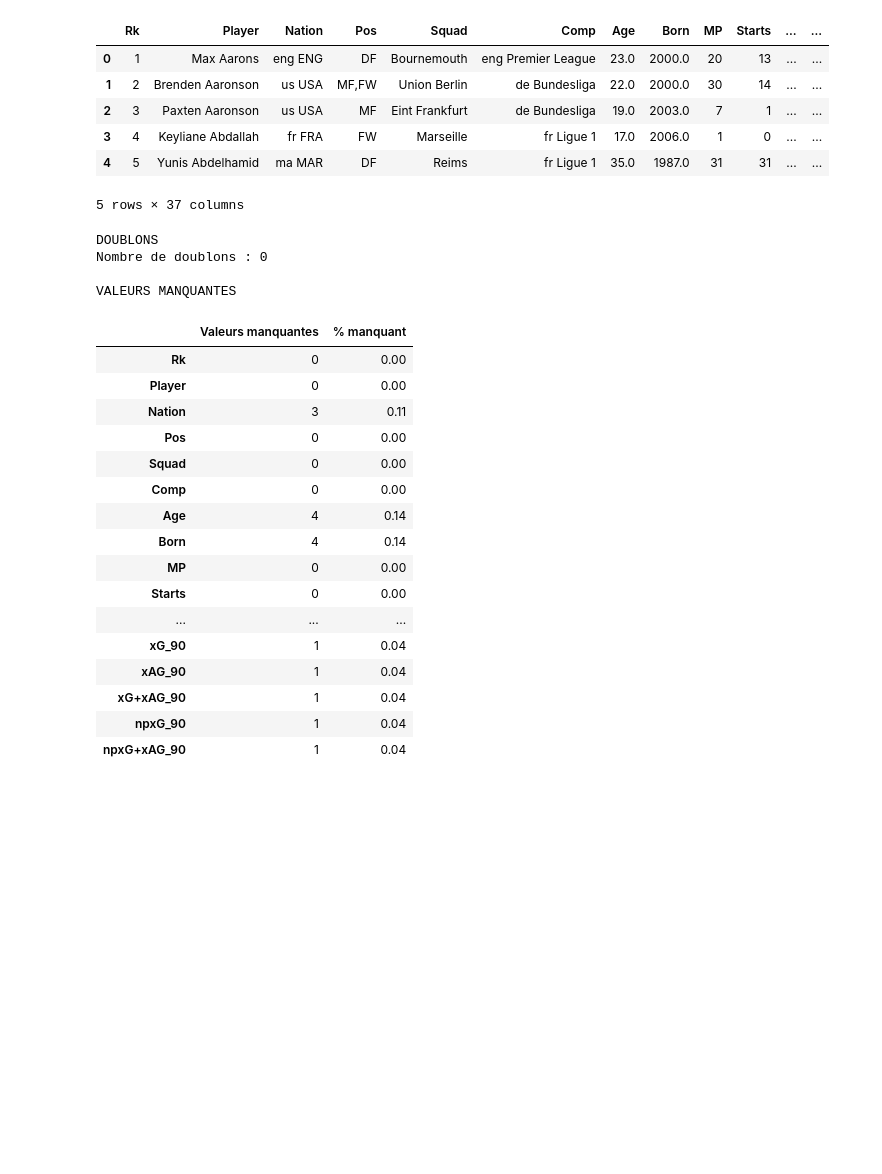
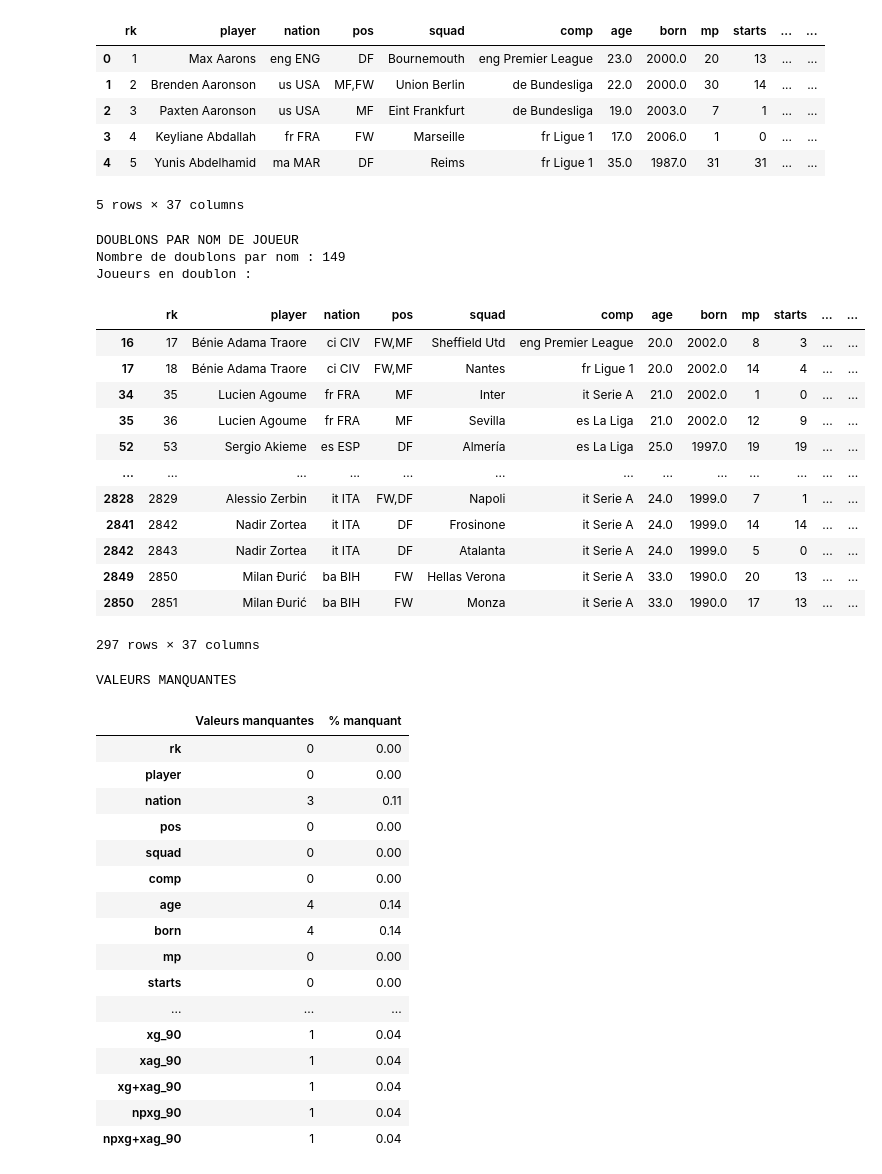
Before and after one commit to B3ANQ/SoccerStats, a Jupyter notebook: analyse.ipynb, the cells around one changed output. Cells and saved outputs as stored; diff of their text form; code cells hidden in the pictures; blank space fills up the shorter version.

Commit message:
Doublons des joueurs

```diff
--- a/analyse.ipynb
+++ b/analyse.ipynb
@@ -7,25 +7,35 @@ import seaborn as sns
 
 %matplotlib inline
 
-df = pd.read_csv("top5-players.csv")
+df = pd.read_csv("datas/top5-players.csv")
+df.columns = df.columns.str.strip().str.lower()
+print("Colonnes disponibles :", df.columns.tolist())
 
-print("DESCRIPTION INITIALE")
+print("\nDESCRIPTION INITIALE")
 print("Shape :", df.shape)
 print("\nTypes de données :")
 print(df.dtypes)
 print("\nAperçu :")
 display(df.head())
 
-print("\nDOUBLONS")
-nb_doublons = df.duplicated().sum()
-print("Nombre de doublons :", nb_doublons)
 
+if 'player' in df.columns:
+    print("\nDOUBLONS PAR NOM DE JOUEUR")
+    nb_doublons_nom = df.duplicated(subset=['player']).sum()
+    print("Nombre de doublons par nom :", nb_doublons_nom)
+    doublons_joueurs = df[df.duplicated(subset=['player'], keep=False)]
+    if not doublons_joueurs.empty:
+        print("Joueurs en doublon :")
+        display(doublons_joueurs)
+    else:
+        print("Aucun doublon trouvé.")
 print("\nVALEURS MANQUANTES")
 missing_report = pd.DataFrame({
     'Valeurs manquantes': df.isnull().sum(),
     '% manquant': (df.isnull().mean() * 100).round(2)
 })
 display(missing_report)
+
 numerical_cols = df.select_dtypes(include=np.number).columns.tolist()
 
 for col in numerical_cols:
@@ -36,13 +46,10 @@ for col in numerical_cols:
     plt.ylabel('Fréquence')
     plt.show()
 
-
 for col in numerical_cols:
     moyenne = np.mean(df[col])
     med = np.median(df[col])
     ecart_type = np.std(df[col])
     print(f"\nStatistiques pour {col}:")
     print(f"  Moyenne : {moyenne:.2f}")
-    print(f"  Médiane : {med:.2f}")
-    print(f"  Écart-type : {ecart_type:.2f}")
 # %% [output]
@@ -63,34 +70,47 @@ npxG+xAG_90    float64
 dtype: object
 
 Aperçu :
-|  | Rk | Player | Nation | Pos | Squad | Comp | Age | Born | MP | Starts | ... | ... |
+|  | rk | player | nation | pos | squad | comp | age | born | mp | starts | ... | ... |
 | 0 | 1 | Max Aarons | eng ENG | DF | Bournemouth | eng Premier League | 23.0 | 2000.0 | 20 | 13 | ... | ... |
 | 1 | 2 | Brenden Aaronson | us USA | MF,FW | Union Berlin | de Bundesliga | 22.0 | 2000.0 | 30 | 14 | ... | ... |
 | 2 | 3 | Paxten Aaronson | us USA | MF | Eint Frankfurt | de Bundesliga | 19.0 | 2003.0 | 7 | 1 | ... | ... |
 | 3 | 4 | Keyliane Abdallah | fr FRA | FW | Marseille | fr Ligue 1 | 17.0 | 2006.0 | 1 | 0 | ... | ... |
 | 4 | 5 | Yunis Abdelhamid | ma MAR | DF | Reims | fr Ligue 1 | 35.0 | 1987.0 | 31 | 31 | ... | ... |
 5 rows × 37 columns
-DOUBLONS
-Nombre de doublons : 0
-
-VALEURS MANQUANTES
+DOUBLONS PAR NOM DE JOUEUR
+Nombre de doublons par nom : 149
+Joueurs en doublon :
-|  | Valeurs manquantes | % manquant |
-| Rk | 0 | 0.00 |
-| Player | 0 | 0.00 |
-| Nation | 3 | 0.11 |
-| Pos | 0 | 0.00 |
-| Squad | 0 | 0.00 |
-| Comp | 0 | 0.00 |
-| Age | 4 | 0.14 |
-| Born | 4 | 0.14 |
-| MP | 0 | 0.00 |
-| Starts | 0 | 0.00 |
-| ... | ... | ... |
-| xG_90 | 1 | 0.04 |
-| xAG_90 | 1 | 0.04 |
-| xG+xAG_90 | 1 | 0.04 |
-| npxG_90 | 1 | 0.04 |
-| npxG+xAG_90 | 1 | 0.04 |
+|  | rk | player | nation | pos | squad | comp | age | born | mp | starts | ... | ... |
+| 16 | 17 | Bénie Adama Traore | ci CIV | FW,MF | Sheffield Utd | eng Premier League | 20.0 | 2002.0 | 8 | 3 | ... | ... |
+| 17 | 18 | Bénie Adama Traore | ci CIV | FW,MF | Nantes | fr Ligue 1 | 20.0 | 2002.0 | 14 | 4 | ... | ... |
+| 34 | 35 | Lucien Agoume | fr FRA | MF | Inter | it Serie A | 21.0 | 2002.0 | 1 | 0 | ... | ... |
+| 35 | 36 | Lucien Agoume | fr FRA | MF | Sevilla | es La Liga | 21.0 | 2002.0 | 12 | 9 | ... | ... |
+| 52 | 53 | Sergio Akieme | es ESP | DF | Almería | es La Liga | 25.0 | 1997.0 | 19 | 19 | ... | ... |
+| ... | ... | ... | ... | ... | ... | ... | ... | ... | ... | ... | ... | ... |
+| 2828 | 2829 | Alessio Zerbin | it ITA | FW,DF | Napoli | it Serie A | 24.0 | 1999.0 | 7 | 1 | ... | ... |
+| 2841 | 2842 | Nadir Zortea | it ITA | DF | Frosinone | it Serie A | 24.0 | 1999.0 | 14 | 14 | ... | ... |
+| 2842 | 2843 | Nadir Zortea | it ITA | DF | Atalanta | it Serie A | 24.0 | 1999.0 | 5 | 0 | ... | ... |
+| 2849 | 2850 | Milan Đurić | ba BIH | FW | Hellas Verona | it Serie A | 33.0 | 1990.0 | 20 | 13 | ... | ... |
+| 2850 | 2851 | Milan Đurić | ba BIH | FW | Monza | it Serie A | 33.0 | 1990.0 | 17 | 13 | ... | ... |
+297 rows × 37 columns
+VALEURS MANQUANTES
+|  | Valeurs manquantes | % manquant |
+| rk | 0 | 0.00 |
+| player | 0 | 0.00 |
+| nation | 3 | 0.11 |
+| pos | 0 | 0.00 |
+| squad | 0 | 0.00 |
+| comp | 0 | 0.00 |
+| age | 4 | 0.14 |
+| born | 4 | 0.14 |
+| mp | 0 | 0.00 |
+| starts | 0 | 0.00 |
+| ... | ... | ... |
+| xg_90 | 1 | 0.04 |
+| xag_90 | 1 | 0.04 |
+| xg+xag_90 | 1 | 0.04 |
+| npxg_90 | 1 | 0.04 |
+| npxg+xag_90 | 1 | 0.04 |
 [figure]
 [figure]
 [figure]
```
Also changed, not shown: parts of 1 cell of this notebook.
